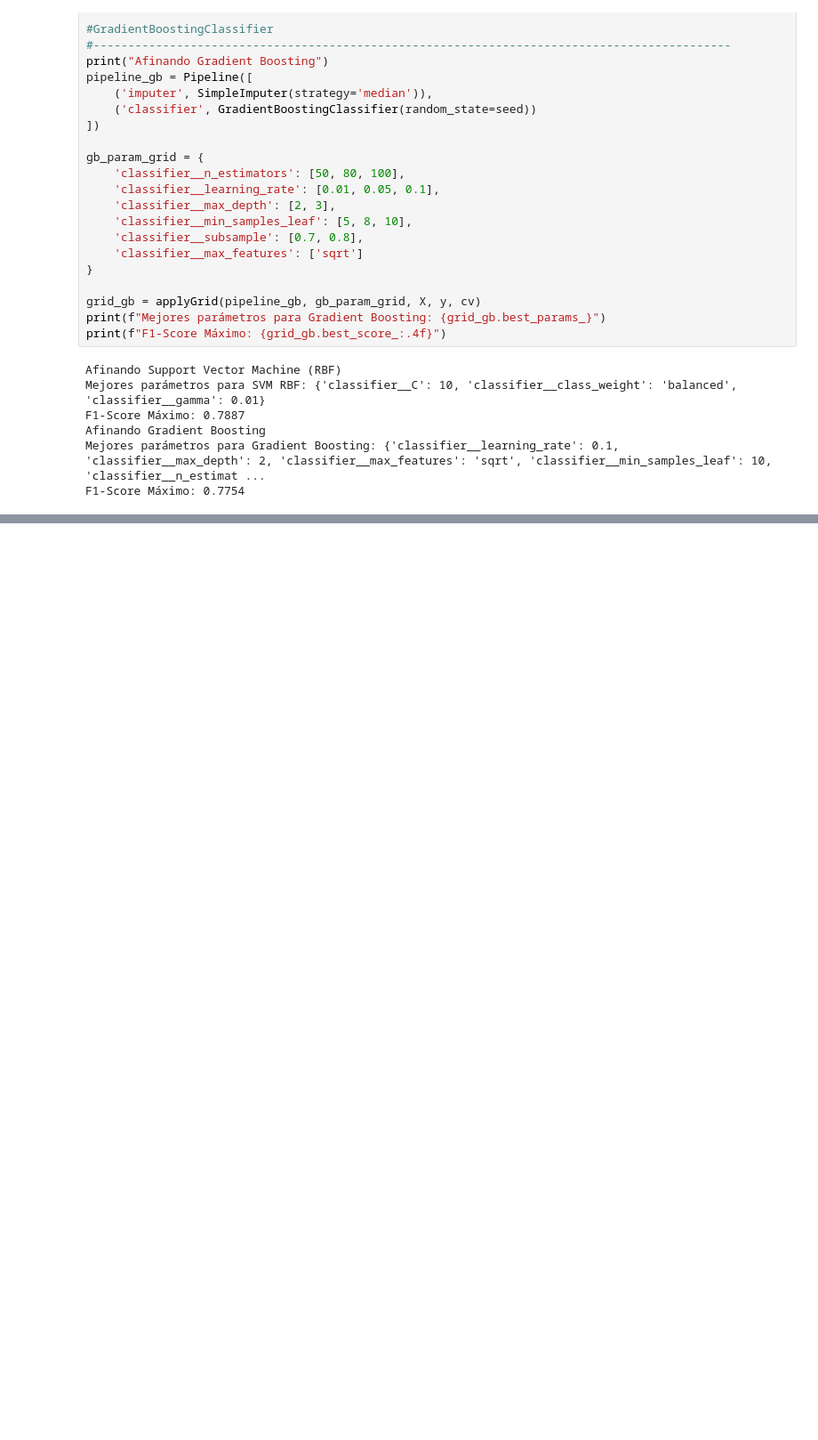
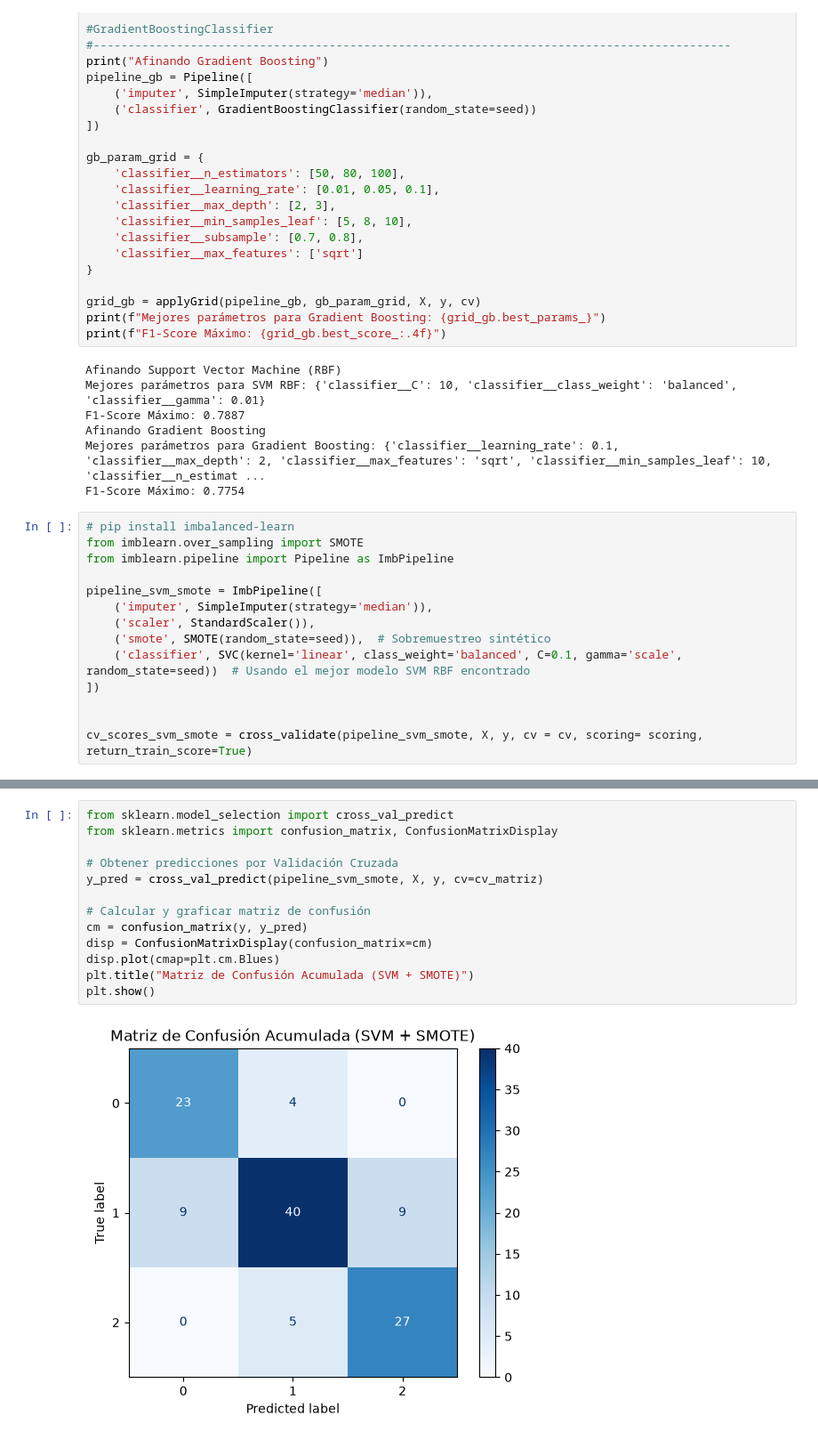
Before and after one commit to Nicolasg2c/dc_model_ts, a Jupyter notebook: notebooks/dc_ia_v1.ipynb, the cells around one changed output, grey strips where cells are left out. Shown at 89% size. Cells and saved outputs as stored; diff of their text form; blank space fills up the shorter version.

```diff
--- a/notebooks/dc_ia_v1.ipynb
+++ b/notebooks/dc_ia_v1.ipynb
@@ -416,3 +416,17 @@ F1-Score Máximo: 0.7887
 Afinando Gradient Boosting
 Mejores parámetros para Gradient Boosting: {'classifier__learning_rate': 0.1, 'classifier__max_depth': 2, 'classifier__max_features': 'sqrt', 'classifier__min_samples_leaf': 10, 'classifier__n_estimat ...
 F1-Score Máximo: 0.7754
+# %%
+# pip install imbalanced-learn
+from imblearn.over_sampling import SMOTE
+from imblearn.pipeline import Pipeline as ImbPipeline
+
+pipeline_svm_smote = ImbPipeline([
+    ('imputer', SimpleImputer(strategy='median')),
+    ('scaler', StandardScaler()),
+    ('smote', SMOTE(random_state=seed)),  # Sobremuestreo sintético
+    ('classifier', SVC(kernel='linear', class_weight='balanced', C=0.1, gamma='scale', random_state=seed))  # Usando el mejor modelo SVM RBF encontrado
+])
+
+
+cv_scores_svm_smote = cross_validate(pipeline_svm_smote, X, y, cv = cv, scoring= scoring, return_train_score=True)
@@ -418,0 +492,15 @@ F1-Score Máximo: 0.7754
+# %%
+from sklearn.model_selection import cross_val_predict
+from sklearn.metrics import confusion_matrix, ConfusionMatrixDisplay
+
+# Obtener predicciones por Validación Cruzada
+y_pred = cross_val_predict(pipeline_svm_smote, X, y, cv=cv_matriz)
+
+# Calcular y graficar matriz de confusión
+cm = confusion_matrix(y, y_pred)
+disp = ConfusionMatrixDisplay(confusion_matrix=cm)
+disp.plot(cmap=plt.cm.Blues)
+plt.title("Matriz de Confusión Acumulada (SVM + SMOTE)")
+plt.show()
+# %% [output]
+[figure, added]
```
Also changed, not shown: parts of 2 cells of this notebook, 2 other files.
